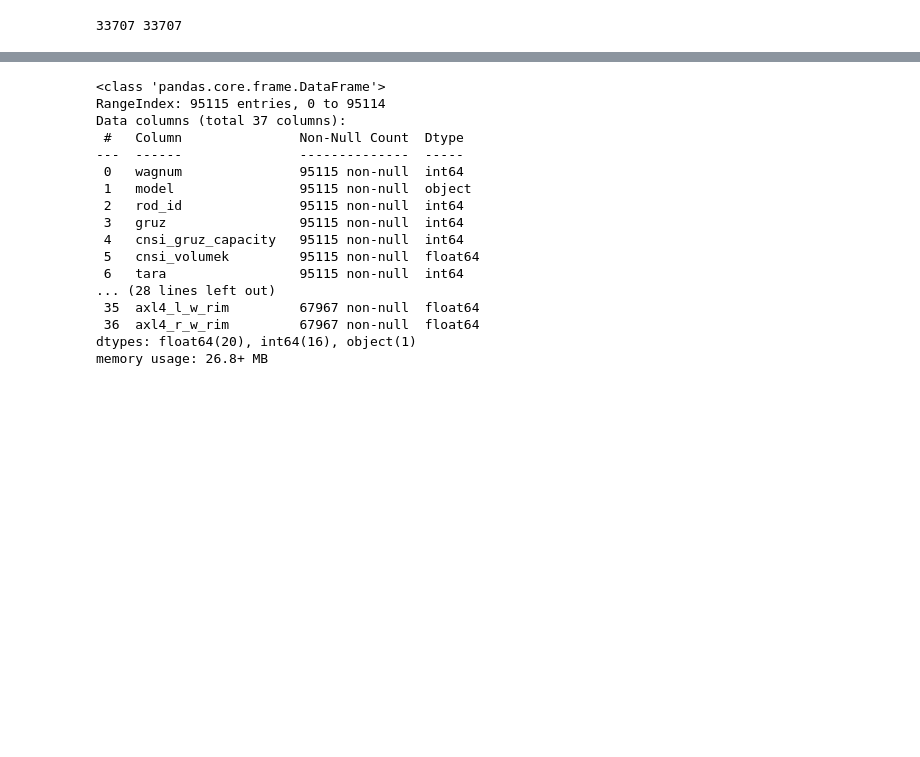
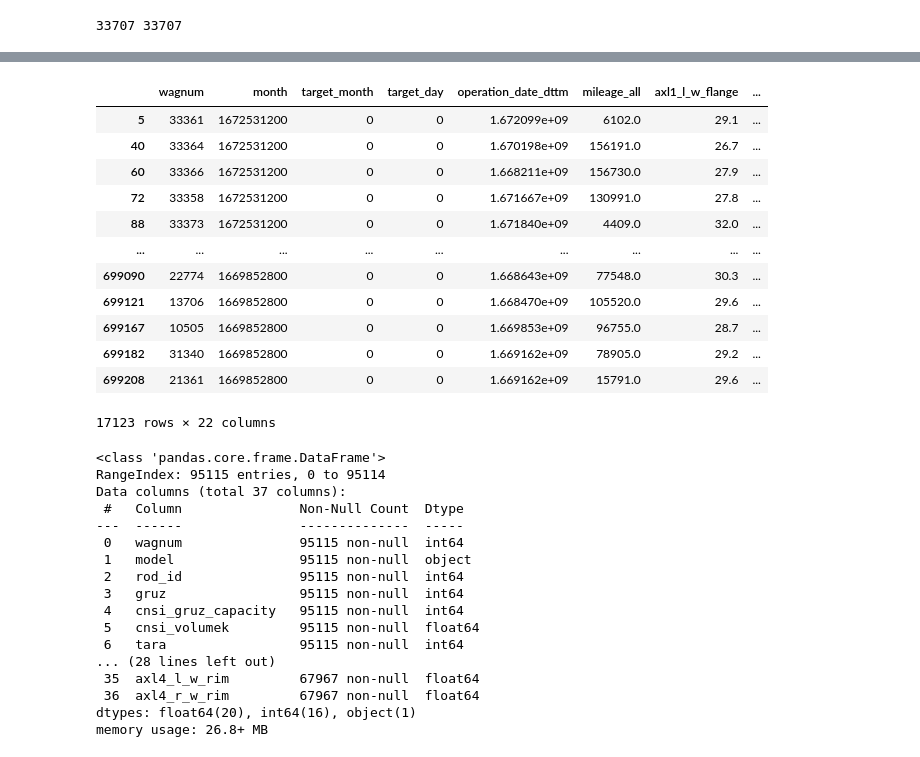
Before and after one commit to thehir0/DataWagon, a Jupyter notebook: train/train_catboost.ipynb, the cells around one changed output, grey strips where cells are left out. Cells and saved outputs as stored; diff of their text form; code cells hidden in the pictures; blank space fills up the shorter version.

```diff
--- a/train/train_catboost.ipynb
+++ b/train/train_catboost.ipynb
@@ -37,3 +71,24 @@ features
+# %%
+# Find rows where 'month' is greater than 'operation_date_dttm'
+filtered_df = df[df['month'] >= df['operation_date_dttm']]
+
+# Filter to keep rows where 'operation_date_dttm' is the maximum within 'wagnum' groups
+filtered_df = filtered_df[filtered_df.groupby(['wagnum', 'month'])['operation_date_dttm'].transform('max') == filtered_df['operation_date_dttm']]
+filtered_df
+# %% [output]
+|  | wagnum | month | target_month | target_day | operation_date_dttm | mileage_all | axl1_l_w_flange | ... |
+| 5 | 33361 | 1672531200 | 0 | 0 | 1.672099e+09 | 6102.0 | 29.1 | ... |
+| 40 | 33364 | 1672531200 | 0 | 0 | 1.670198e+09 | 156191.0 | 26.7 | ... |
+| 60 | 33366 | 1672531200 | 0 | 0 | 1.668211e+09 | 156730.0 | 27.9 | ... |
+| 72 | 33358 | 1672531200 | 0 | 0 | 1.671667e+09 | 130991.0 | 27.8 | ... |
+| 88 | 33373 | 1672531200 | 0 | 0 | 1.671840e+09 | 4409.0 | 32.0 | ... |
+| ... | ... | ... | ... | ... | ... | ... | ... | ... |
+| 699090 | 22774 | 1669852800 | 0 | 0 | 1.668643e+09 | 77548.0 | 30.3 | ... |
+| 699121 | 13706 | 1669852800 | 0 | 0 | 1.668470e+09 | 105520.0 | 29.6 | ... |
+| 699167 | 10505 | 1669852800 | 0 | 0 | 1.669853e+09 | 96755.0 | 28.7 | ... |
+| 699182 | 31340 | 1669852800 | 0 | 0 | 1.669162e+09 | 78905.0 | 29.2 | ... |
+| 699208 | 21361 | 1669852800 | 0 | 0 | 1.669162e+09 | 15791.0 | 29.6 | ... |
+17123 rows × 22 columns
 # %%
 features.info()
 
```
Also changed, not shown: parts of 13 cells of this notebook, 11 other files.
